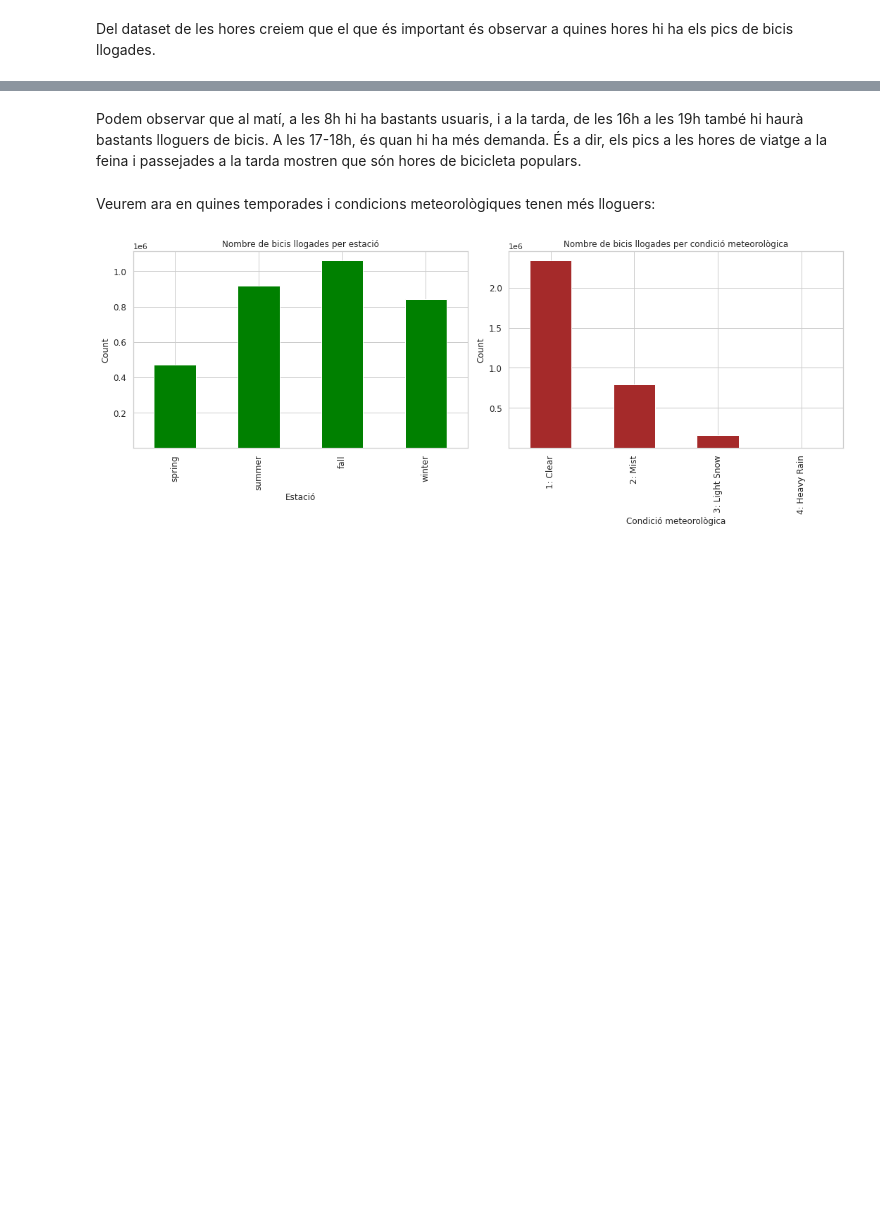
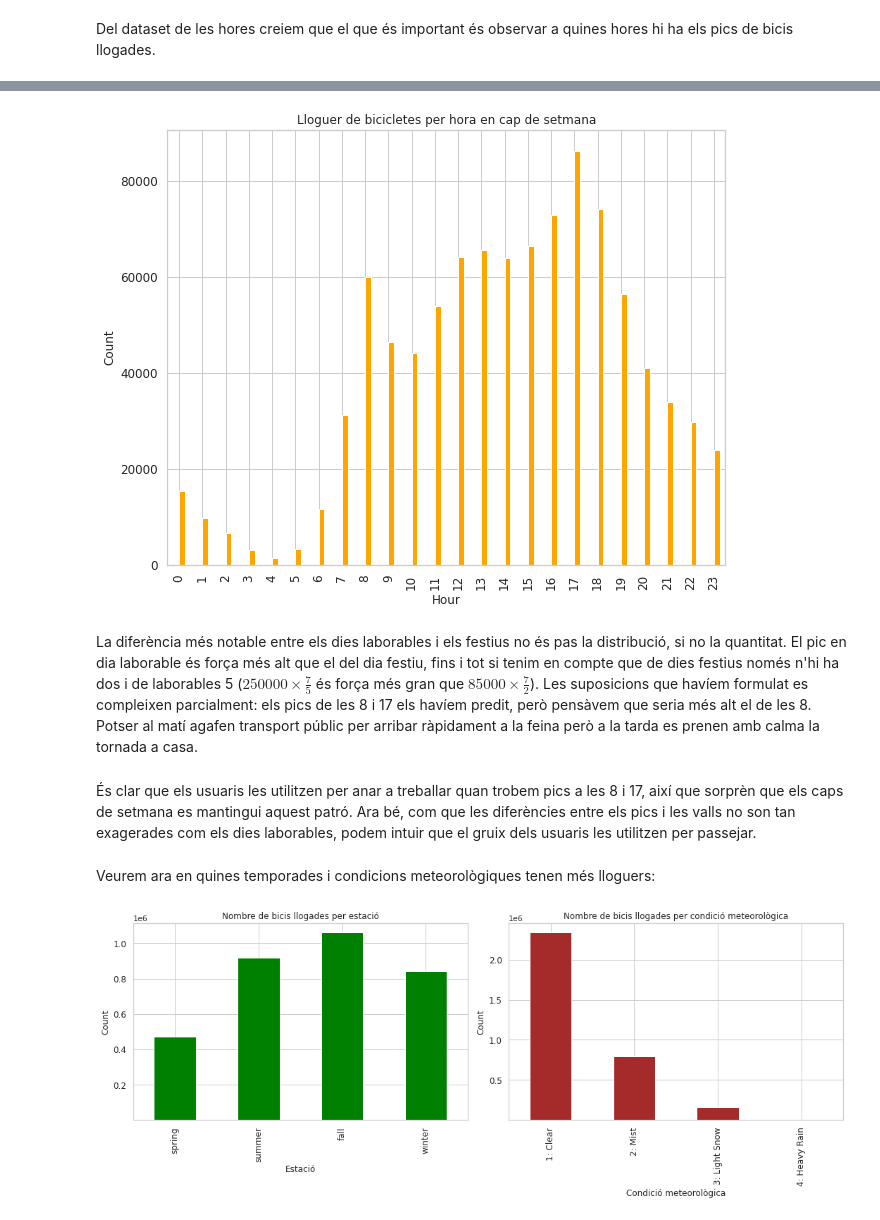
Before and after one commit to Roger-Montane/APC-P1-Regressio, a Jupyter notebook: practica1.ipynb, the cells around one changed output, grey strips where cells are left out. Saved outputs shown, nothing was run; the diff lists cells and outputs as text; code cells hidden in the pictures; blank space fills up the shorter version.

```diff
--- a/practica1.ipynb
+++ b/practica1.ipynb
@@ -190,5 +193,18 @@ plt.show()
+# %%
+df_hours_weekend = df_hours[df_hours['weekday'] > 4]
+ax = df_hours_weekend[['hr','cnt']].groupby(['hr']).sum().reset_index().plot(kind='bar', figsize=(10, 8),
+        legend = False, title ="Lloguer de bicicletes per hora en cap de setmana",
+        color='orange', fontsize=12)
+ax.set_xlabel("Hour", fontsize=12)
+ax.set_ylabel("Count", fontsize=12)
+
+plt.show()
+# %% [output]
+[figure, added]
 # %% [markdown]
-Podem observar que al matí, a les 8h hi ha bastants usuaris, i a la tarda, de les 16h a les 19h també hi haurà bastants lloguers de bicis. A les 17-18h, és quan hi ha més demanda. És a dir, els pics a les hores de viatge a la feina i passejades a la tarda mostren que són hores de bicicleta populars.
+La diferència més notable entre els dies laborables i els festius no és pas la distribució, si no la quantitat. El pic en dia laborable és força més alt que el del dia festiu, fins i tot si tenim en compte que de dies festius només n'hi ha dos i de laborables 5 ($250000 \times \frac{7}{5}$ és força més gran que $85000 \times \frac{7}{2}$). Les suposicions que havíem formulat es compleixen parcialment: els pics de les 8 i 17 els havíem predit, però pensàvem que seria més alt el de les 8. Potser al matí agafen transport públic per arribar ràpidament a la feina però a la tarda es prenen amb calma la tornada a casa.
+# %% [markdown]
+És clar que els usuaris les utilitzen per anar a treballar quan trobem pics a les 8 i 17, així que sorprèn que els caps de setmana es mantingui aquest patró. Ara bé, com que les diferències entre els pics i les valls no son tan exagerades com els dies laborables, podem intuir que el gruix dels usuaris les utilitzen per passejar.
 # %% [markdown]
 Veurem ara en quines temporades i condicions meteorològiques tenen més lloguers:
 # %%
```
Also changed, not shown: parts of 62 cells of this notebook.
